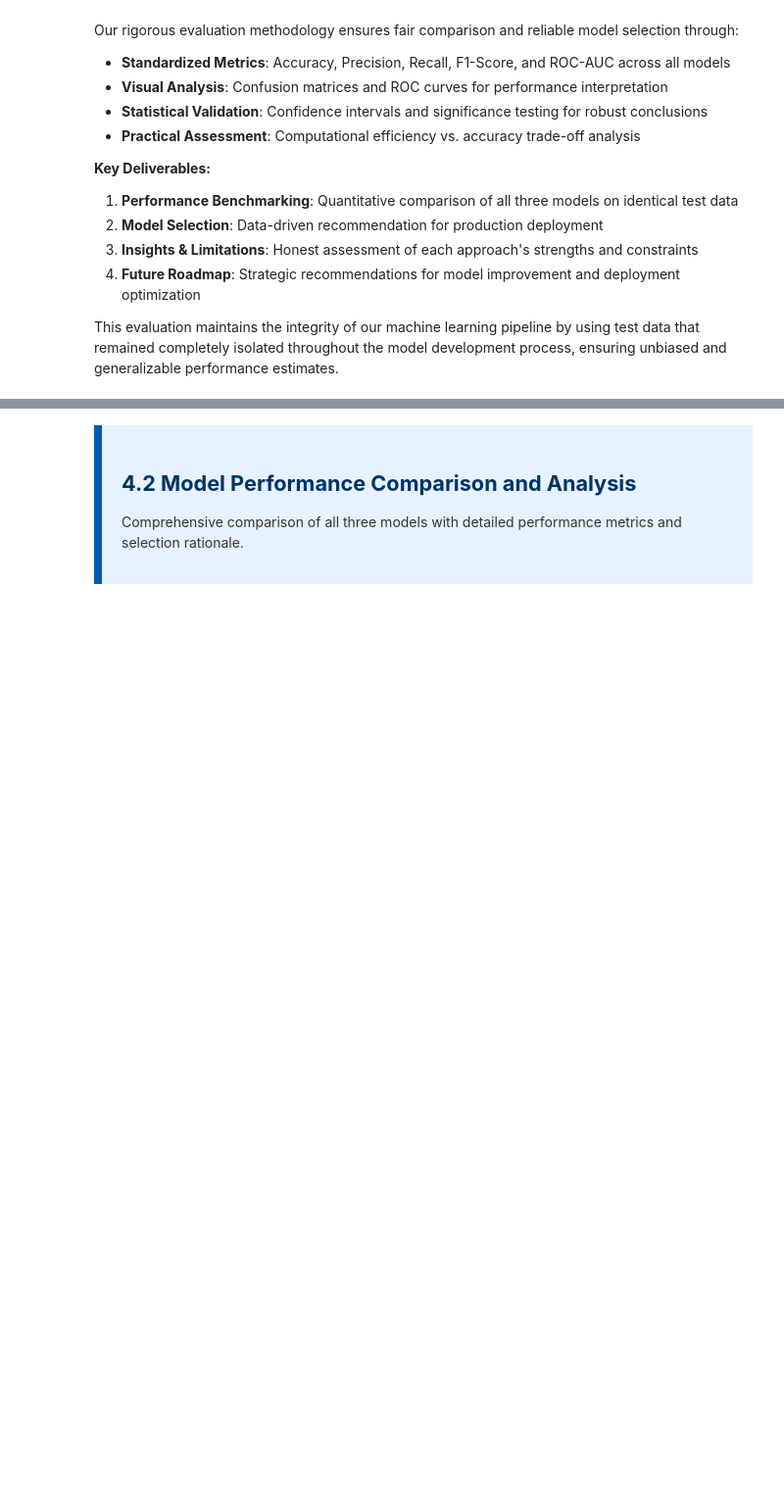
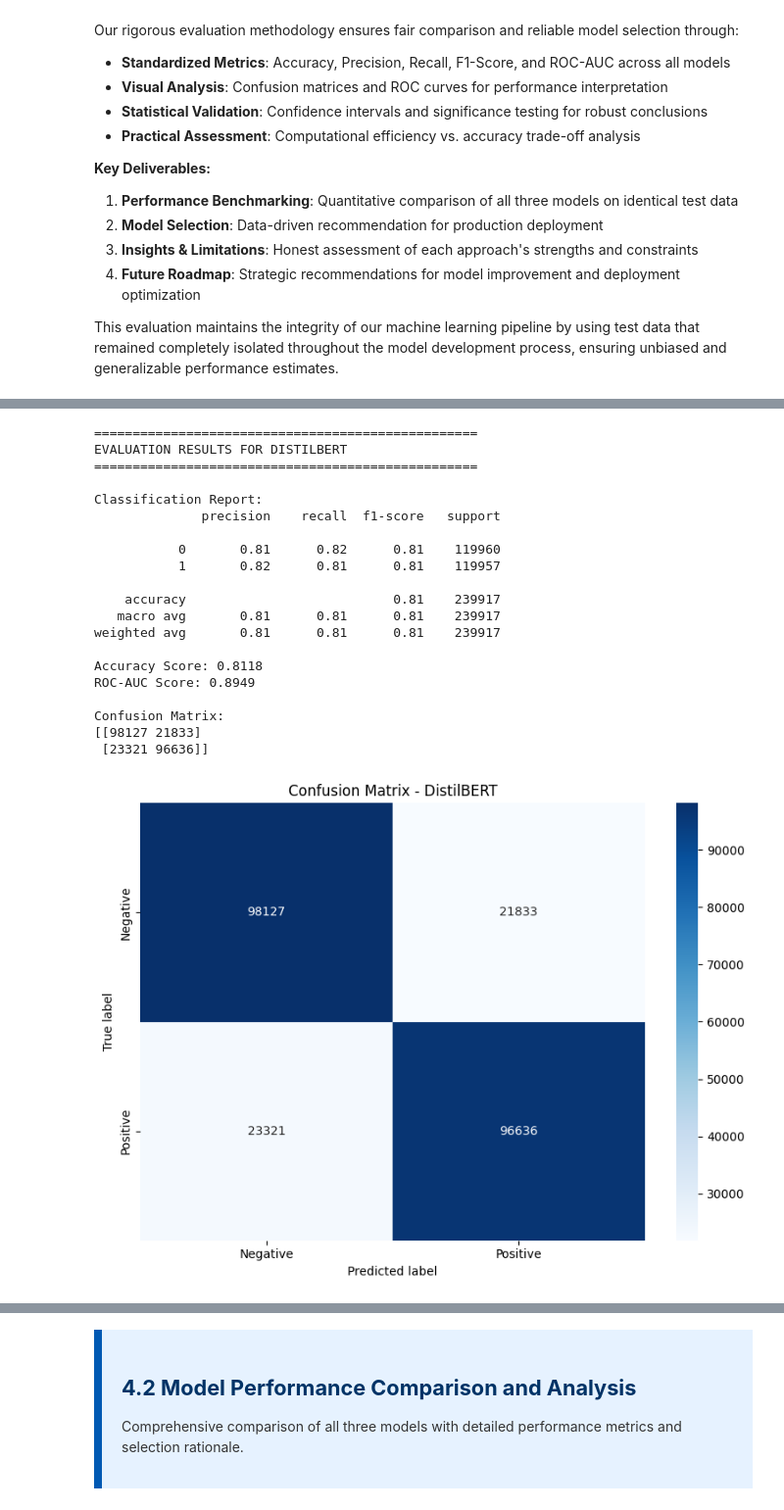
Before and after one commit to ariesslin/ie7500-g1-tweet-sentiment-nlp, a Jupyter notebook: scripts/4-Evaluation-and-Analysis.ipynb, the cells around one changed output, grey strips where cells are left out. Shown at 98% size. Cells and saved outputs as stored; diff of their text form; code cells hidden in the pictures; blank space fills up the shorter version.

```diff
--- a/scripts/4-Evaluation-and-Analysis.ipynb
+++ b/scripts/4-Evaluation-and-Analysis.ipynb
@@ -320,11 +307,0 @@ test_dataset = test_dataset.rename_columns({'target': 'labels'})  # this is to m
-# %%
-# next, we load the tokenizer and tokenize with same settings as we did in training
-
-tokenizer = DistilBertTokenizerFast.from_pretrained("BERT_sentiment_model")
-
-# Tokenize the test dataset
-def tokenize_function(example):
-    return tokenizer(example['text'], truncation=True, padding="max_length", max_length=140)
-
-test_tokenized = test_dataset.map(tokenize_function, batched=True)
-test_tokenized.set_format(type='torch', columns=['input_ids', 'attention_mask', 'labels'])
@@ -419,0 +397,23 @@ Confusion Matrix:
+# %%
+# DistilBERT Tokenization, Predictions, and Evaluation
+# ===================================================
+
+# Tokenize the test dataset
+def tokenize_function(example):
+    return tokenizer_bert(example['text'], truncation=True, padding="max_length", max_length=140)
+
+test_tokenized = test_dataset.map(tokenize_function, batched=True)
+test_tokenized.set_format(type='torch', columns=['input_ids', 'attention_mask', 'labels'])
+
+# Make predictions using Trainer
+trainer_BERT = Trainer(model=model_BERT)
+predictions_BERT = trainer_BERT.predict(test_tokenized)
+
+# Extract predictions and probabilities
+y_pred_proba_bert = torch.softmax(torch.tensor(predictions_BERT.predictions), dim=1)[:, 1].numpy()
+y_pred_bert = np.argmax(predictions_BERT.predictions, axis=1)
+y_true_bert = predictions_BERT.label_ids
+
+print(f"DistilBERT predictions completed")
+print(f"Predicted labels shape: {y_pred_bert.shape}")
+print(f"Sample predictions: {y_pred_bert[:10]}")
@@ -419,0 +426,25 @@ Confusion Matrix:
+# %%
+# Evaluate DistilBERT model using the common evaluation function
+bert_results = evaluate_model(y_true_bert, y_pred_bert, y_pred_proba_bert, "DistilBERT")
+# %% [output]
+==================================================
+EVALUATION RESULTS FOR DISTILBERT
+==================================================
+
+Classification Report:
+              precision    recall  f1-score   support
+
+           0       0.81      0.82      0.81    119960
+           1       0.82      0.81      0.81    119957
+
+    accuracy                           0.81    239917
+   macro avg       0.81      0.81      0.81    239917
+weighted avg       0.81      0.81      0.81    239917
+
+Accuracy Score: 0.8118
+ROC-AUC Score: 0.8949
+
+Confusion Matrix:
+[[98127 21833]
+ [23321 96636]]
+[figure, added]
```
Also changed, not shown: parts of 49 cells of this notebook.
